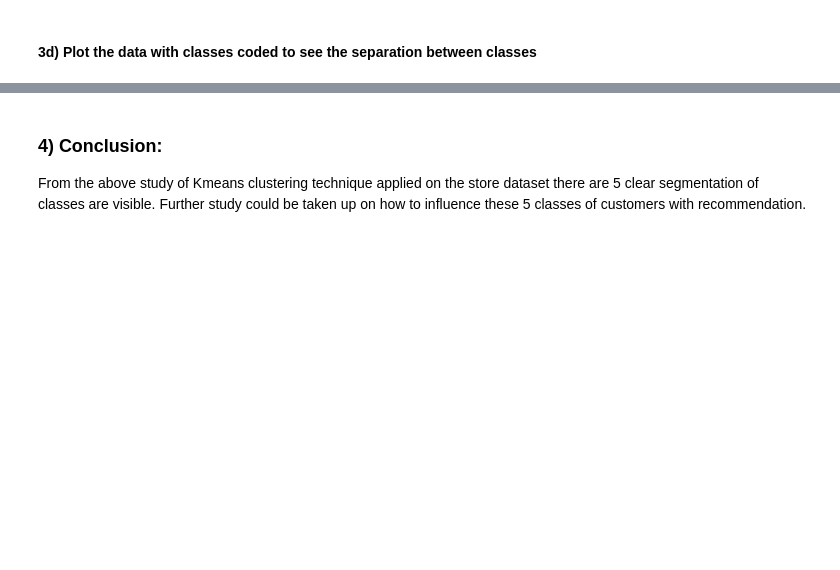
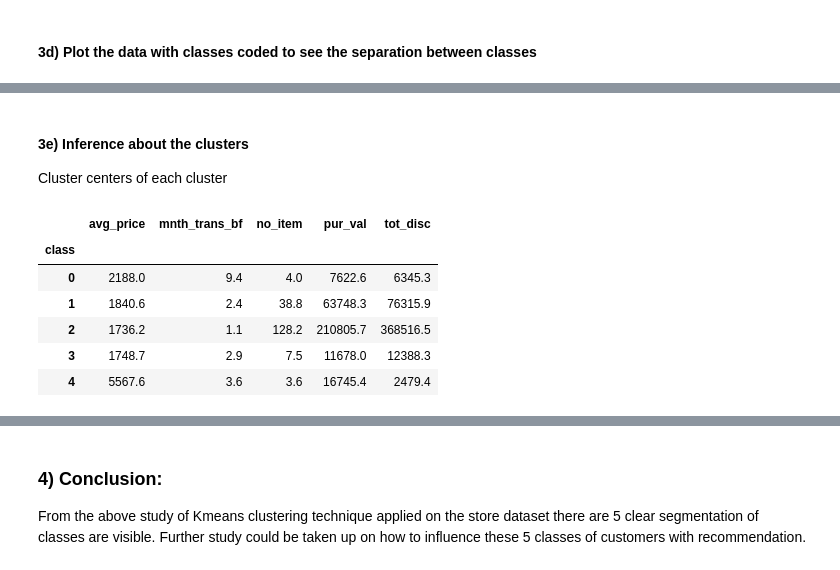
Before and after one commit to sayakgis/SuperMarket_Sale, a Jupyter notebook: Customer_Segmentation_Retail.ipynb, the cells around one changed output, grey strips where cells are left out. Drawn from its saved outputs; the diff is of its cells as text; code cells hidden in the pictures; blank space fills up the shorter version.

```diff
--- a/Customer_Segmentation_Retail.ipynb
+++ b/Customer_Segmentation_Retail.ipynb
@@ -255,0 +240,15 @@ sns.pairplot(df_store,hue='class',vars=col[1:])
+# %% [markdown]
+#### 3e) Inference about the clusters<a name="3e"></a>
+
+Cluster centers of each cluster
+# %%
+df_store_piv=df_store.pivot_table(values=['avg_price','pur_val','no_item','tot_disc','mnth_trans_bf'],index='class')
+np.round(df_store_piv,1)
+# %% [output]
+|  | avg_price | mnth_trans_bf | no_item | pur_val | tot_disc |
+| class |  |  |  |  |  |
+| 0 | 2188.0 | 9.4 | 4.0 | 7622.6 | 6345.3 |
+| 1 | 1840.6 | 2.4 | 38.8 | 63748.3 | 76315.9 |
+| 2 | 1736.2 | 1.1 | 128.2 | 210805.7 | 368516.5 |
+| 3 | 1748.7 | 2.9 | 7.5 | 11678.0 | 12388.3 |
+| 4 | 5567.6 | 3.6 | 3.6 | 16745.4 | 2479.4 |
```
Also changed, not shown: parts of 11 cells of this notebook.
